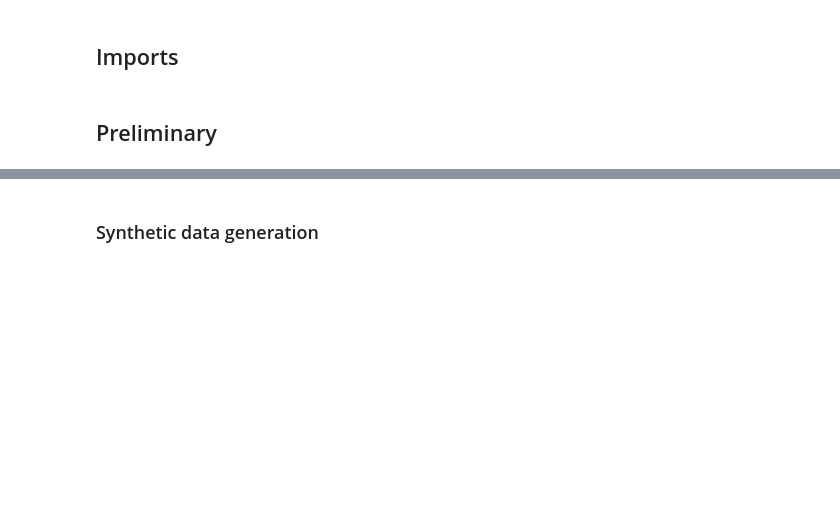
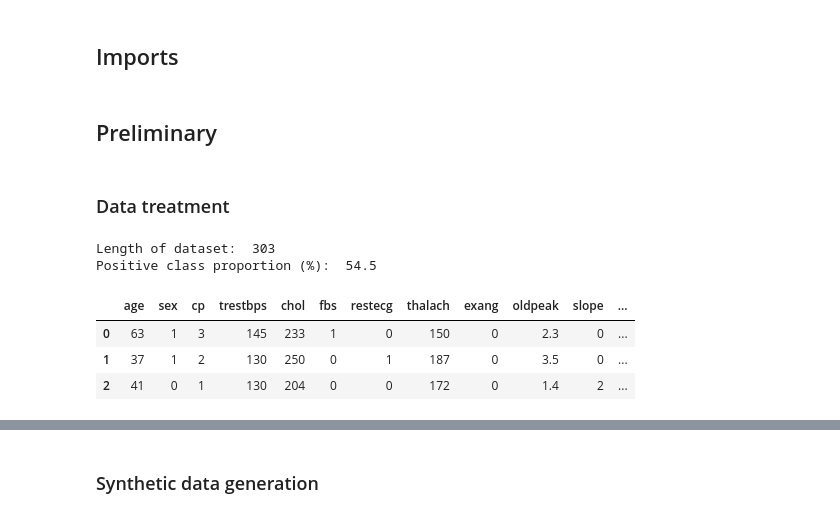
Before and after one commit to Lauryne-Moyse/MSc_Code_Public, a Jupyter notebook: Code_project.ipynb, the cells around one changed output, grey strips where cells are left out. Saved outputs shown, nothing was run; the diff lists cells and outputs as text; code cells hidden in the pictures; blank space fills up the shorter version.

Commit message:
Real datasets

```diff
--- a/Code_project.ipynb
+++ b/Code_project.ipynb
@@ -24,5 +26,12 @@ import xgboost as xgb
 import lightgbm as lgb
 from catboost import CatBoostClassifier
 import torch
+# %%
+data_sheart = pd.read_csv("data/heart.csv") #https://www.kaggle.com/datasets/yasserh/heart-disease-dataset
+data_churn = pd.read_csv("data/employee_churn_dataset.csv") #https://www.kaggle.com/datasets/ziya07/employee-churn-data?
+data_heart = pd.read_csv("data/heart_disease_health_indicators_BRFSS2015.csv") #https://www.kaggle.com/datasets/alexteboul/heart-disease-health-indicators-dataset
+data_fraud = pd.read_csv("data/transactions_sept_oct_2023.csv") #data science challenge
 # %% [markdown]
 ## Preliminary
+# %% [markdown]
+### Data treatment
@@ -28,0 +64,19 @@ import torch
+# %%
+def data_overview(data, target):
+
+    print("Length of dataset: ", len(data))
+    y = data[target]
+    print("Positive class proportion (%): ", np.round(y.mean()*100, 1))
+    X = data.drop(target, axis=1)
+
+    return np.array(X), np.array(y)
+# %%
+X_sheart, y_sheart = data_overview(data_sheart, "target")
+data_sheart.head(3)
+# %% [output]
+Length of dataset:  303
+Positive class proportion (%):  54.5
+|  | age | sex | cp | trestbps | chol | fbs | restecg | thalach | exang | oldpeak | slope | ... |
+| 0 | 63 | 1 | 3 | 145 | 233 | 1 | 0 | 150 | 0 | 2.3 | 0 | ... |
+| 1 | 37 | 1 | 2 | 130 | 250 | 0 | 1 | 187 | 0 | 3.5 | 0 | ... |
+| 2 | 41 | 0 | 1 | 130 | 204 | 0 | 0 | 172 | 0 | 1.4 | 2 | ... |
```
Also changed, not shown: parts of 21 cells of this notebook, 6 other files.
